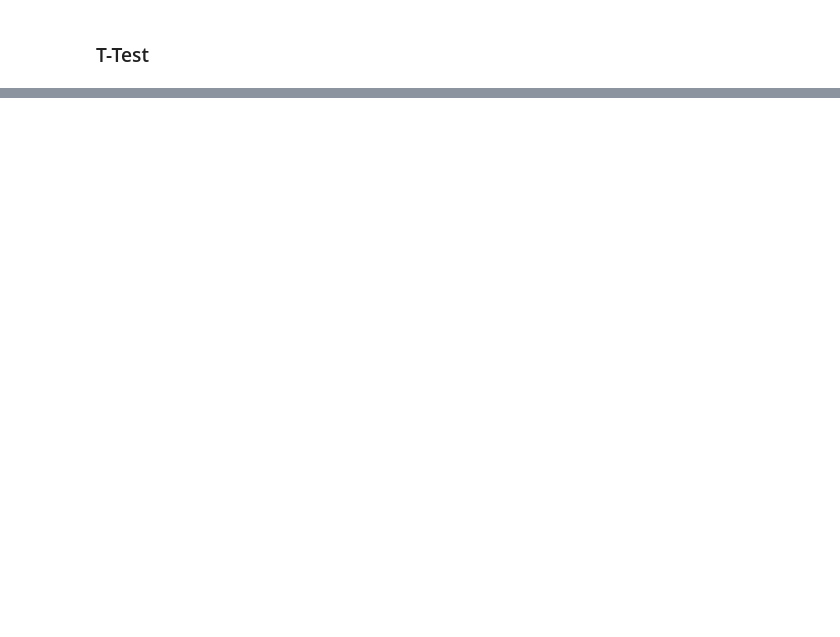
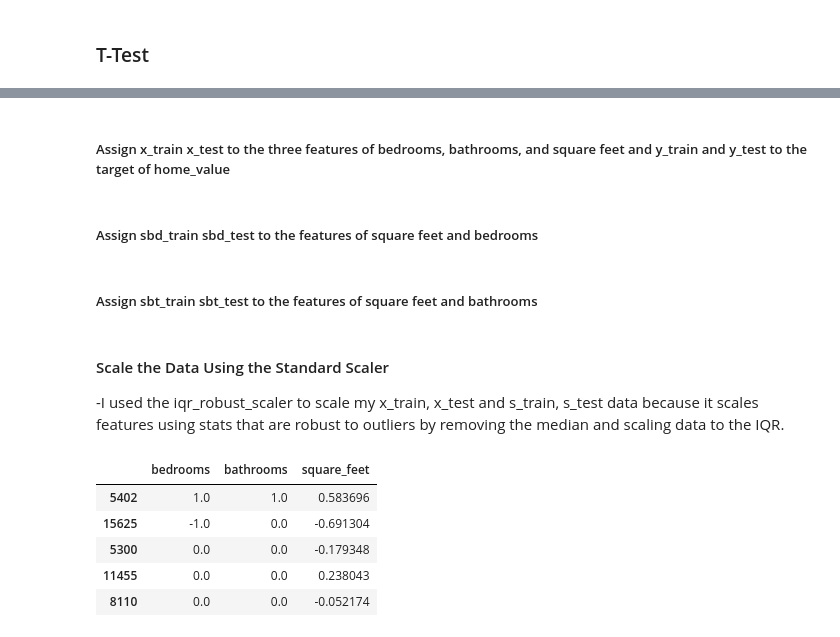
Before and after one commit to faithkane3/zillow_project, a Jupyter notebook: zillow_project_deliverable.ipynb, the cells around one changed output, grey strips where cells are left out. Saved outputs shown, nothing was run; the diff lists cells and outputs as text; code cells hidden in the pictures; blank space fills up the shorter version.

```diff
--- a/zillow_project_deliverable.ipynb
+++ b/zillow_project_deliverable.ipynb
@@ -289,0 +180,2 @@ Name: zip_code, Length: 373, dtype: int64
+# %% [markdown]
+#####  Assign x_train x_test to the three features of bedrooms, bathrooms, and square feet and y_train and y_test to the target of home_value
@@ -289,0 +187,2 @@ Name: zip_code, Length: 373, dtype: int64
+# %% [markdown]
+#####  Assign sbd_train sbd_test to the features of square feet and bedrooms
@@ -289,0 +192,2 @@ Name: zip_code, Length: 373, dtype: int64
+# %% [markdown]
+#####  Assign sbt_train sbt_test to the features of square feet and bathrooms
@@ -289,0 +197,17 @@ Name: zip_code, Length: 373, dtype: int64
+# %% [markdown]
+#### Scale the Data Using the Standard Scaler
+
+-I used the iqr_robust_scaler to scale my x_train, x_test and s_train, s_test data because it scales features using stats that are robust to outliers by removing the median and scaling data to the IQR.
+# %%
+scaler, x_train_scaled, x_test_scaled = split_scale_zillow.iqr_robust_scaler(x_train, x_test)
+x_train = x_train_scaled
+x_test = x_test_scaled
+x_train.head()
+x_test.head()
+# %% [output]
+|  | bedrooms | bathrooms | square_feet |
+| 5402 | 1.0 | 1.0 | 0.583696 |
+| 15625 | -1.0 | 0.0 | -0.691304 |
+| 5300 | 0.0 | 0.0 | -0.179348 |
+| 11455 | 0.0 | 0.0 | 0.238043 |
+| 8110 | 0.0 | 0.0 | -0.052174 |
```
Also changed, not shown: parts of 60 cells of this notebook.
